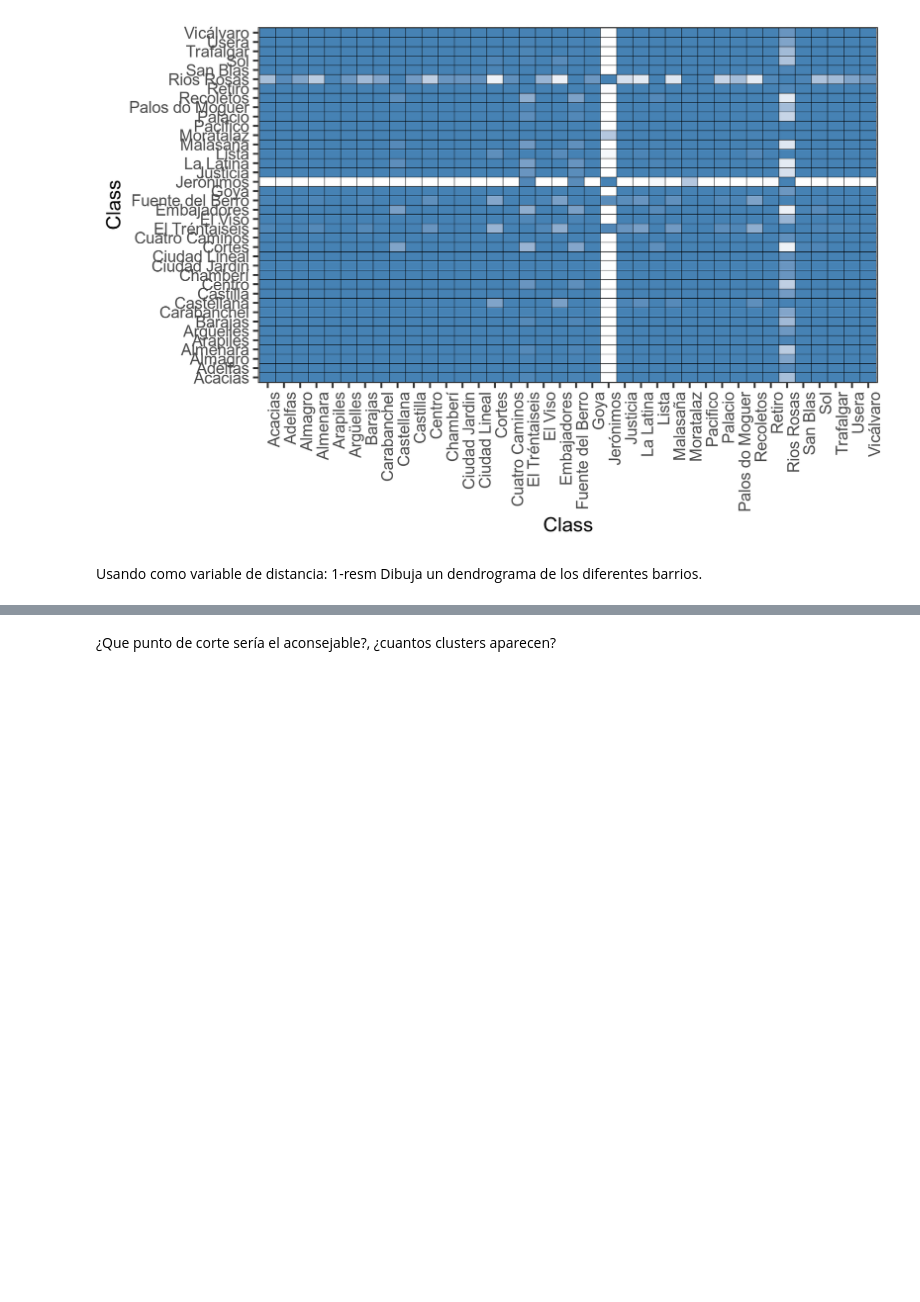
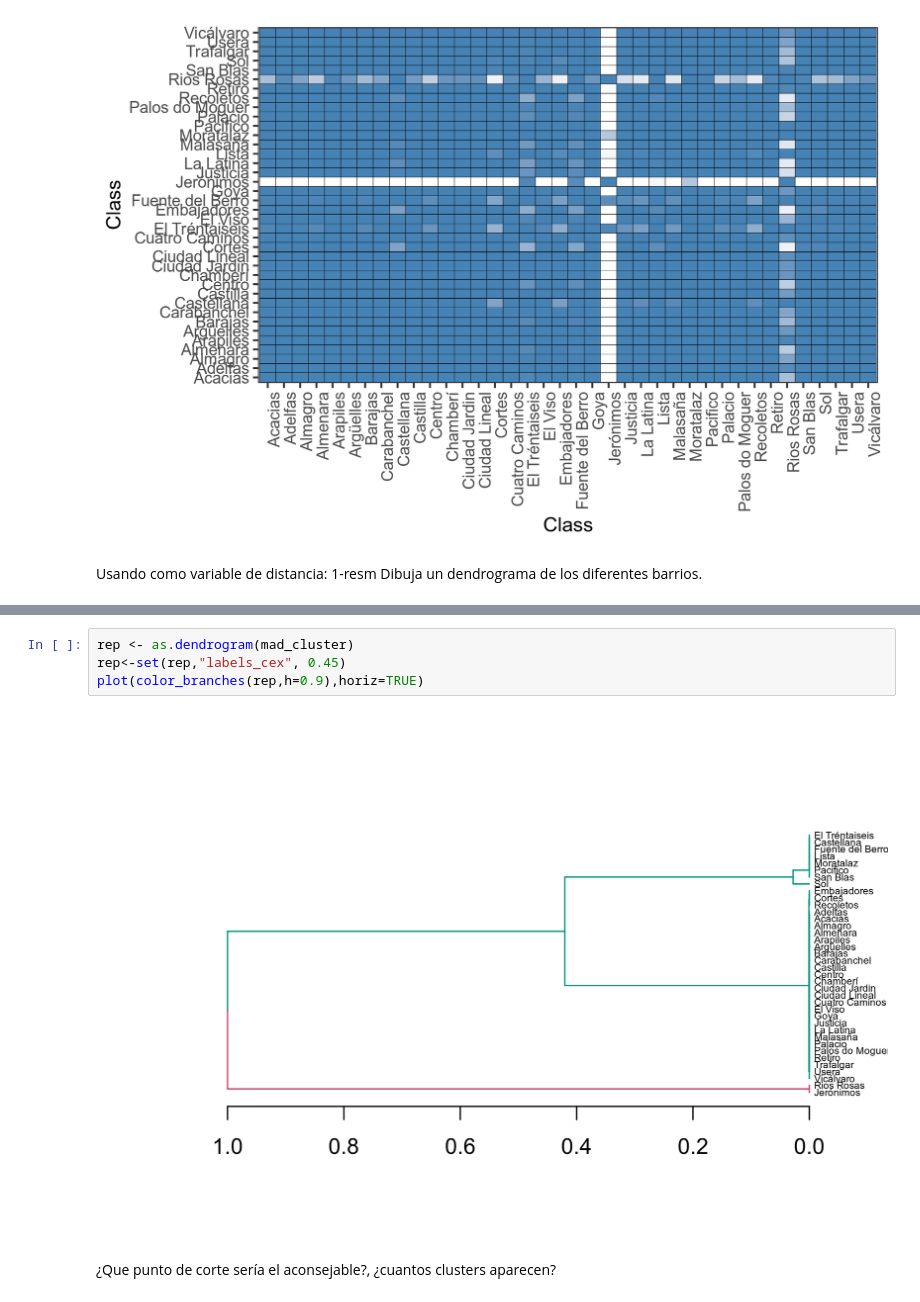
Before and after one commit to PaulTelleria/main, a Jupyter notebook: Data_Mining/PracticaFinalDataMiningPaulTelleria.ipynb, the cells around one changed output, grey strips where cells are left out. Saved outputs shown, nothing was run; the diff lists cells and outputs as text; blank space fills up the shorter version.

```diff
--- a/Data_Mining/PracticaFinalDataMiningPaulTelleria.ipynb
+++ b/Data_Mining/PracticaFinalDataMiningPaulTelleria.ipynb
@@ -323,4 +268,10 @@ The following object is masked from ‘package:stats’:
 [figure]
+# %%
+rep <- as.dendrogram(mad_cluster)
+rep<-set(rep,"labels_cex", 0.45)
+plot(color_branches(rep,h=0.9),horiz=TRUE)
+# %% [output]
+[figure, added]
 # %% [markdown]
 ¿Que punto de corte sería el aconsejable?, ¿cuantos clusters aparecen?
 # %%
```
Also changed, not shown: parts of 50 cells of this notebook.
